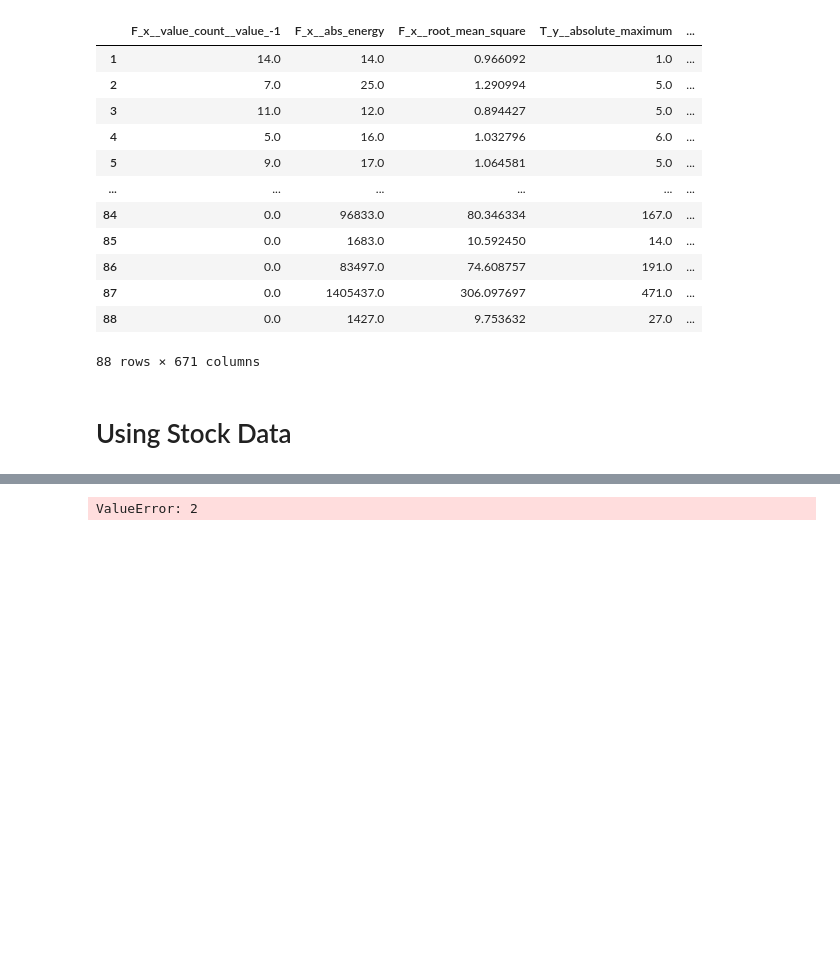
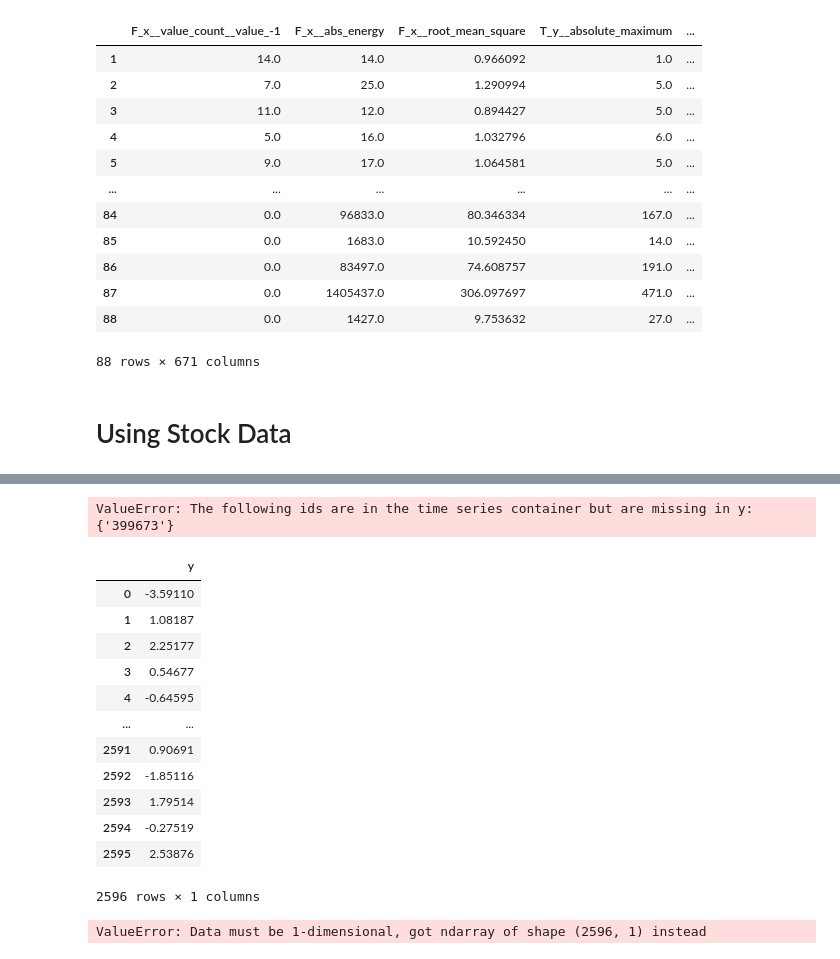
Before and after one commit to agux/marten, a Jupyter notebook: notebooks/0.1-tsfresh.ipynb, the cells around one changed output, grey strips where cells are left out. Drawn from its saved outputs; the diff is of its cells as text; code cells hidden in the pictures; blank space fills up the shorter version.

```diff
--- a/notebooks/0.1-tsfresh.ipynb
+++ b/notebooks/0.1-tsfresh.ipynb
@@ -107,0 +194,4 @@ df.insert(0, "unique_id", "399673")
+# %%
+df["target"] = df['y'].shift(-1)
+# %%
+df = df.dropna(subset=['target'])
@@ -108,4 +201,27 @@ df.insert(0, "unique_id", "399673")
+# %%
+features = extract_relevant_features(X, y, column_id="unique_id", column_sort="ds")
+features
+# %% [output]
+ValueError: The following ids are in the time series container but are missing in y: {'399673'}
+# %%
+input_df = df[["y"]]
+# %%
+input_df
+# %% [output]
+|  | y |
+| 0 | -3.59110 |
+| 1 | 1.08187 |
+| 2 | 2.25177 |
+| 3 | 0.54677 |
+| 4 | -0.64595 |
+| ... | ... |
+| 2591 | 0.90691 |
+| 2592 | -1.85116 |
+| 2593 | 1.79514 |
+| 2594 | -0.27519 |
+| 2595 | 2.53876 |
+2596 rows × 1 columns
 # %%
-ts_x, ts_y = make_forecasting_frame(df, kind="y", rolling_direction=1, max_timeshift=50)
+ts_x, ts_y = make_forecasting_frame(input_df, kind="y", rolling_direction=1, max_timeshift=50)
 # %% [output]
-ValueError: 2
+ValueError: Data must be 1-dimensional, got ndarray of shape (2596, 1) instead
```
Also changed, not shown: parts of 12 cells of this notebook.
